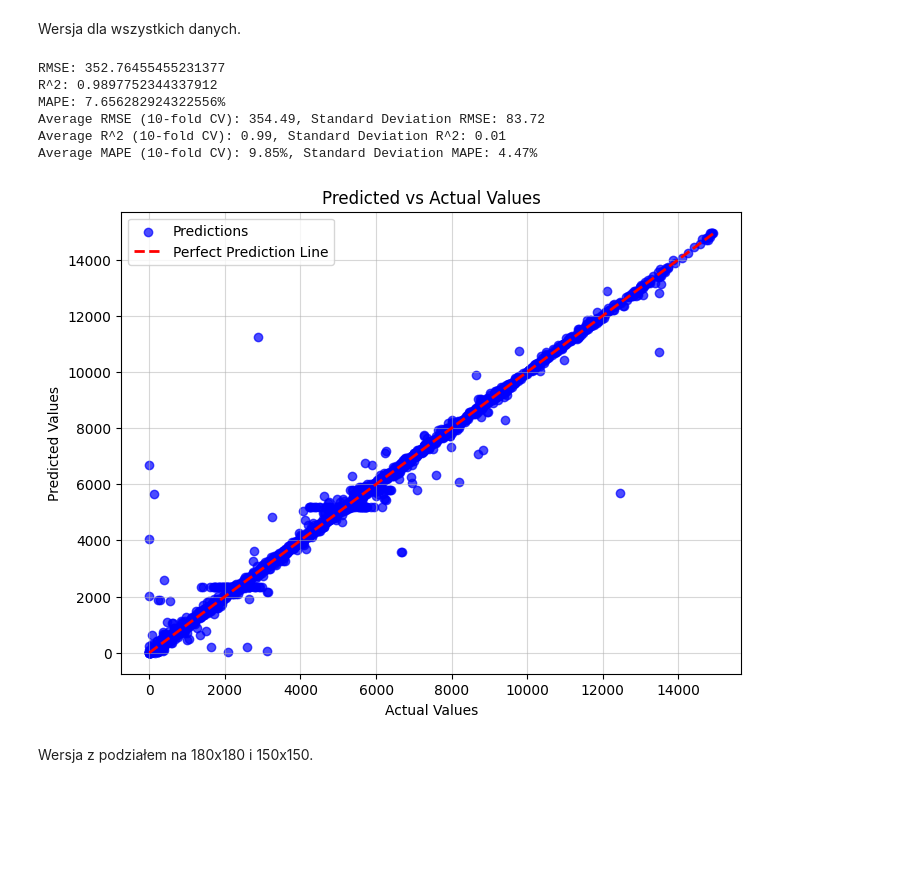
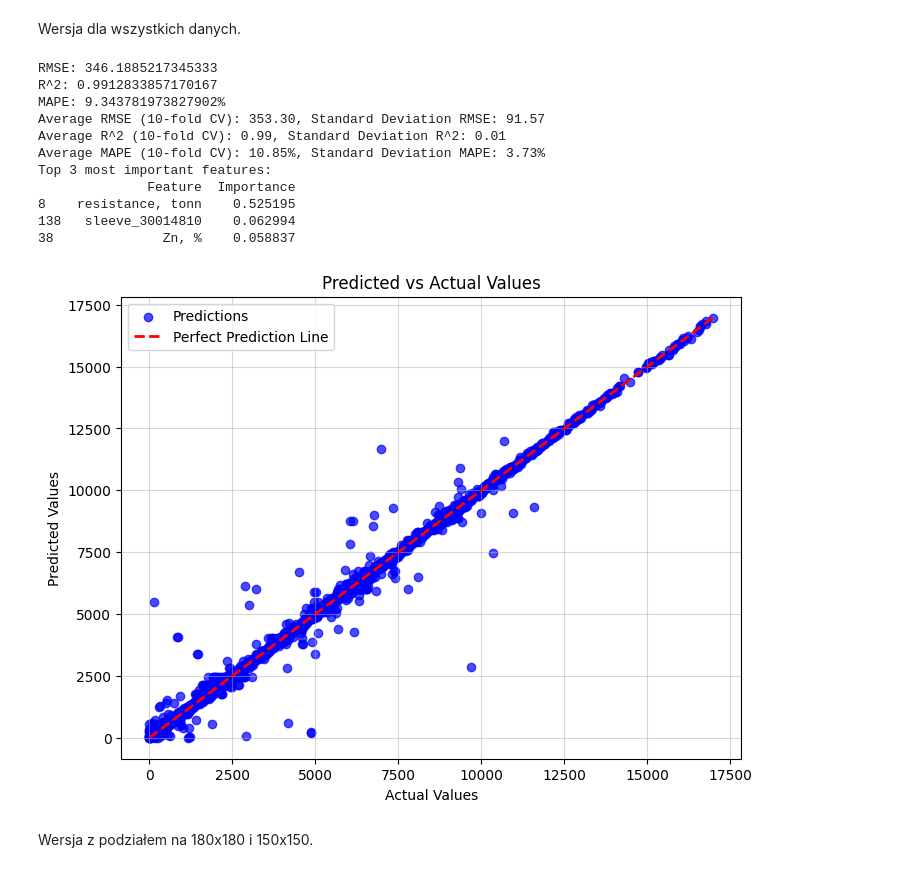
Before and after one commit to marus03/Engineer-s-Thesis, a Jupyter notebook: Untitled.ipynb, the cells around one changed output. Saved outputs shown, nothing was run; the diff lists cells and outputs as text; code cells hidden in the pictures; blank space fills up the shorter version.

```diff
--- a/Untitled.ipynb
+++ b/Untitled.ipynb
@@ -194,7 +194,7 @@ plt.show()
 # %% [output]
 [figure]
 # %%
-data = data[data['RUL'] <= 15000]
+data = data[data['RUL'] <= 17000]
 
 data['RUL'].hist()
 plt.title('Remaining Useful Life Distribution')
@@ -299,39 +301,55 @@ print(f"MAPE: {mape_result}%")
 # K-krotna walidacja modelu
 kf = KFold(n_splits=10, shuffle=True, random_state=42)
 rmse_scorer = make_scorer(root_mean_squared_error, greater_is_better=False)
 mape_scorer = make_scorer(mape, greater_is_better=False)
 
 # Wyniki kroswalidacji
 rmse_scores = cross_val_score(tree_model, X, y, cv=kf, scoring=rmse_scorer)
 print(f"Average RMSE (10-fold CV): {np.mean(np.abs(rmse_scores)):.2f}, Standard Deviation RMSE: {np.std(rmse_scores):.2f}")
 
 r2_scores = cross_val_score(tree_model, X, y, cv=kf, scoring='r2')
 print(f"Average R^2 (10-fold CV): {np.mean(r2_scores):.2f}, Standard Deviation R^2: {np.std(r2_scores):.2f}")
 
 mape_scores = cross_val_score(tree_model, X, y, cv=kf, scoring=mape_scorer)
 print(f"Average MAPE (10-fold CV): {np.mean(np.abs(mape_scores)):.2f}%, Standard Deviation MAPE: {np.std(mape_scores):.2f}%")
 
+# Wyznaczanie 3 najważniejszych zmiennych wpływających na wynik
+feature_importances = tree_model.feature_importances_
+important_features = pd.DataFrame({
+    'Feature': X.columns,
+    'Importance': feature_importances
+}).sort_values(by='Importance', ascending=False)
+
+# Wyświetlanie trzech najważniejszych zmiennych
+print("Top 3 most important features:")
+print(important_features.head(3))
+
 # Rysowanie wykresu Predykcja vs Rzeczywiste wartości
 plt.figure(figsize=(8, 6))
 
 plt.scatter(y_test, y_pred, alpha=0.7, color='blue', label='Predictions')
 plt.plot([y_test.min(), y_test.max()], [y_test.min(), y_test.max()], color='red', linestyle='--', linewidth=2, label='Perfect Prediction Line')
 
 plt.title("Predicted vs Actual Values")
 plt.xlabel("Actual Values")
 plt.ylabel("Predicted Values")
 plt.legend()
 plt.grid(alpha=0.5)
 
 plt.show()
 # %% [output]
-RMSE: 352.76455455231377
-R^2: 0.9897752344337912
-MAPE: 7.656282924322556%
-Average RMSE (10-fold CV): 354.49, Standard Deviation RMSE: 83.72
+RMSE: 346.1885217345333
+R^2: 0.9912833857170167
+MAPE: 9.343781973827902%
+Average RMSE (10-fold CV): 353.30, Standard Deviation RMSE: 91.57
 Average R^2 (10-fold CV): 0.99, Standard Deviation R^2: 0.01
-Average MAPE (10-fold CV): 9.85%, Standard Deviation MAPE: 4.47%
+Average MAPE (10-fold CV): 10.85%, Standard Deviation MAPE: 3.73%
+Top 3 most important features:
+              Feature  Importance
+8    resistance, tonn    0.525195
+138   sleeve_30014810    0.062994
+38              Zn, %    0.058837
-[figure, old version]
+[figure, new version]
 # %% [markdown]
 Wersja z podziałem na 180x180 i 150x150.
 # %% [markdown]
```
Also changed, not shown: parts of 32 cells of this notebook.
